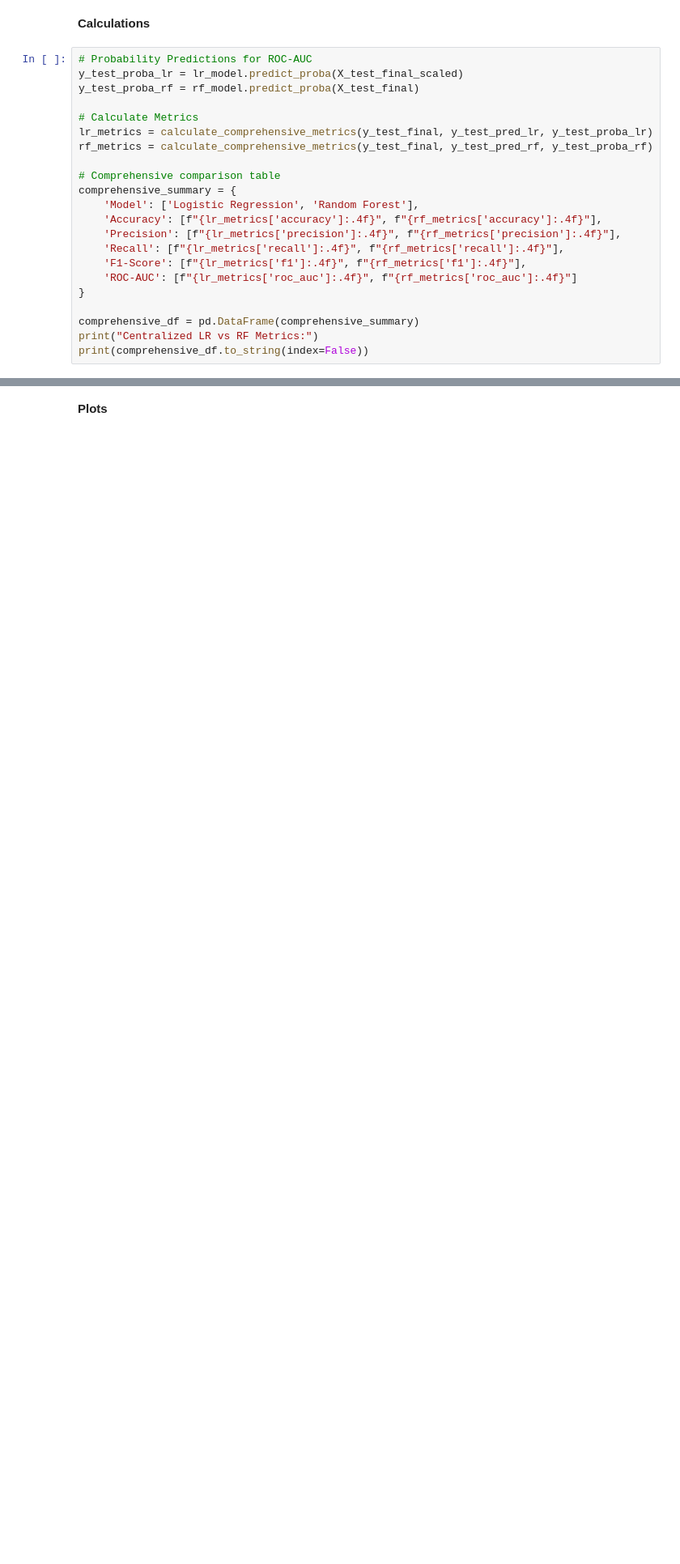
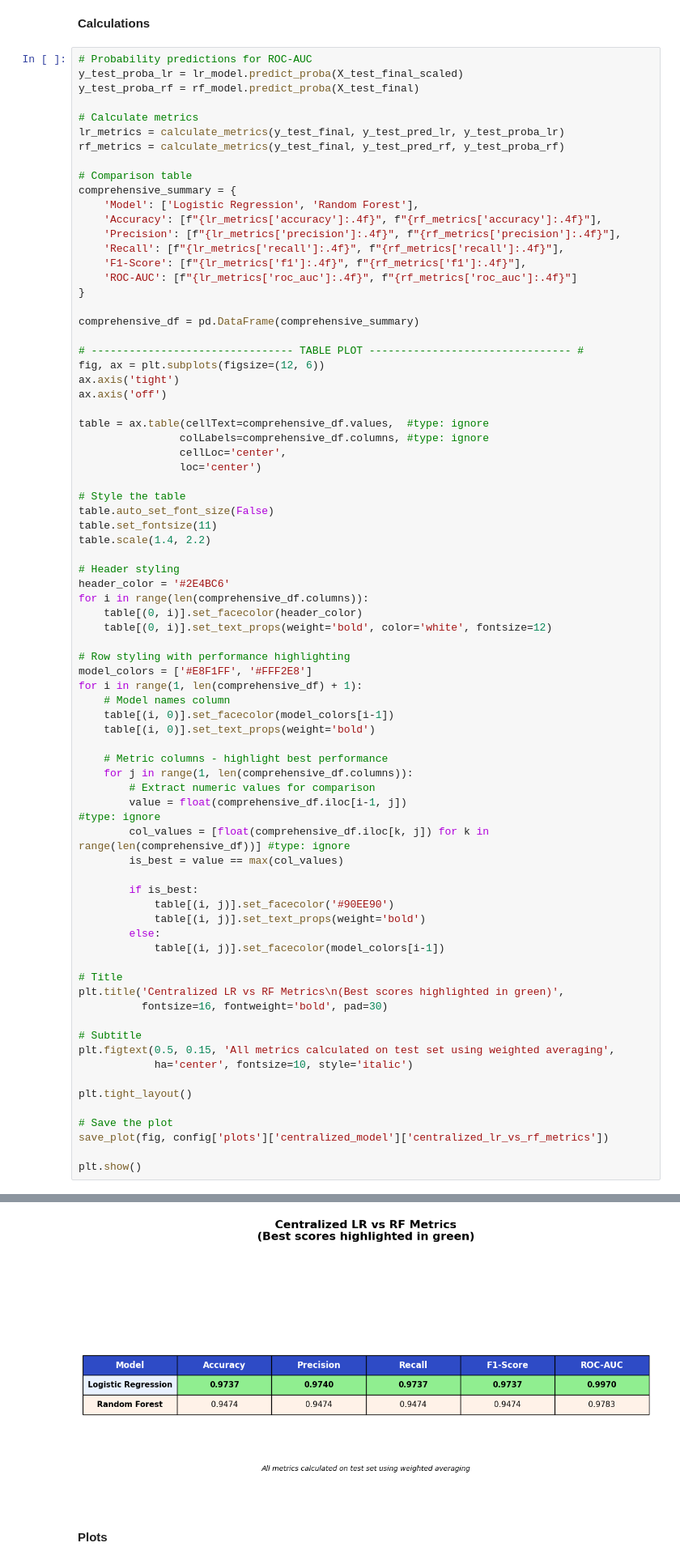
Before and after one commit to starbachi/Breast-Cancer-Wisconsin, a Jupyter notebook: notebooks/assignment4_federated_dp.ipynb, the cells around one changed output, grey strips where cells are left out. Shown at 81% size. Saved outputs shown, nothing was run; the diff lists cells and outputs as text; blank space fills up the shorter version.

```diff
--- a/notebooks/assignment4_federated_dp.ipynb
+++ b/notebooks/assignment4_federated_dp.ipynb
@@ -939,15 +958,15 @@ def calculate_comprehensive_metrics(y_true, y_pred, y_pred_proba=None):
 # %% [markdown]
 **Calculations**
 # %%
-# Probability Predictions for ROC-AUC
+# Probability predictions for ROC-AUC
 y_test_proba_lr = lr_model.predict_proba(X_test_final_scaled)
 y_test_proba_rf = rf_model.predict_proba(X_test_final)
 
-# Calculate Metrics
-lr_metrics = calculate_comprehensive_metrics(y_test_final, y_test_pred_lr, y_test_proba_lr)
-rf_metrics = calculate_comprehensive_metrics(y_test_final, y_test_pred_rf, y_test_proba_rf)
+# Calculate metrics
+lr_metrics = calculate_metrics(y_test_final, y_test_pred_lr, y_test_proba_lr)
+rf_metrics = calculate_metrics(y_test_final, y_test_pred_rf, y_test_proba_rf)
 
-# Comprehensive comparison table
+# Comparison table
 comprehensive_summary = {
     'Model': ['Logistic Regression', 'Random Forest'],
     'Accuracy': [f"{lr_metrics['accuracy']:.4f}", f"{rf_metrics['accuracy']:.4f}"],
@@ -958,6 +977,60 @@ comprehensive_summary = {
 }
 
 comprehensive_df = pd.DataFrame(comprehensive_summary)
-print("Centralized LR vs RF Metrics:")
-print(comprehensive_df.to_string(index=False))
+
+# -------------------------------- TABLE PLOT -------------------------------- #
+fig, ax = plt.subplots(figsize=(12, 6))
+ax.axis('tight')
+ax.axis('off')
+
+table = ax.table(cellText=comprehensive_df.values,  #type: ignore
+                colLabels=comprehensive_df.columns, #type: ignore
+                cellLoc='center',
+                loc='center')
+
+# Style the table
+table.auto_set_font_size(False)
+table.set_fontsize(11)
+table.scale(1.4, 2.2)
+
+# Header styling
+header_color = '#2E4BC6'
+for i in range(len(comprehensive_df.columns)):
+    table[(0, i)].set_facecolor(header_color)
+    table[(0, i)].set_text_props(weight='bold', color='white', fontsize=12)
+
+# Row styling with performance highlighting
+model_colors = ['#E8F1FF', '#FFF2E8']
+for i in range(1, len(comprehensive_df) + 1):
+    # Model names column
+    table[(i, 0)].set_facecolor(model_colors[i-1])
+    table[(i, 0)].set_text_props(weight='bold')
+
+    # Metric columns - highlight best performance
+    for j in range(1, len(comprehensive_df.columns)):
+        # Extract numeric values for comparison
+        value = float(comprehensive_df.iloc[i-1, j])                                            #type: ignore
+        col_values = [float(comprehensive_df.iloc[k, j]) for k in range(len(comprehensive_df))] #type: ignore
+        is_best = value == max(col_values)
+
+        if is_best:
+            table[(i, j)].set_facecolor('#90EE90')
+            table[(i, j)].set_text_props(weight='bold')
+        else:
+            table[(i, j)].set_facecolor(model_colors[i-1])
+
+# Title
+plt.title('Centralized LR vs RF Metrics\n(Best scores highlighted in green)',
+          fontsize=16, fontweight='bold', pad=30)
+
+# Subtitle
+plt.figtext(0.5, 0.15, 'All metrics calculated on test set using weighted averaging',
+            ha='center', fontsize=10, style='italic')
+
+plt.tight_layout()
+
+# Save the plot
+save_plot(fig, config['plots']['centralized_model']['centralized_lr_vs_rf_metrics'])
+
+plt.show()
 # %% [output]
@@ -968,3 +1037,4 @@ Logistic Regression   0.9386    0.9384 0.9386   0.9384  0.9802
+[figure, added]
 # %% [markdown]
 **Plots**
 # %%
```
Also changed, not shown: parts of 29 cells of this notebook.
